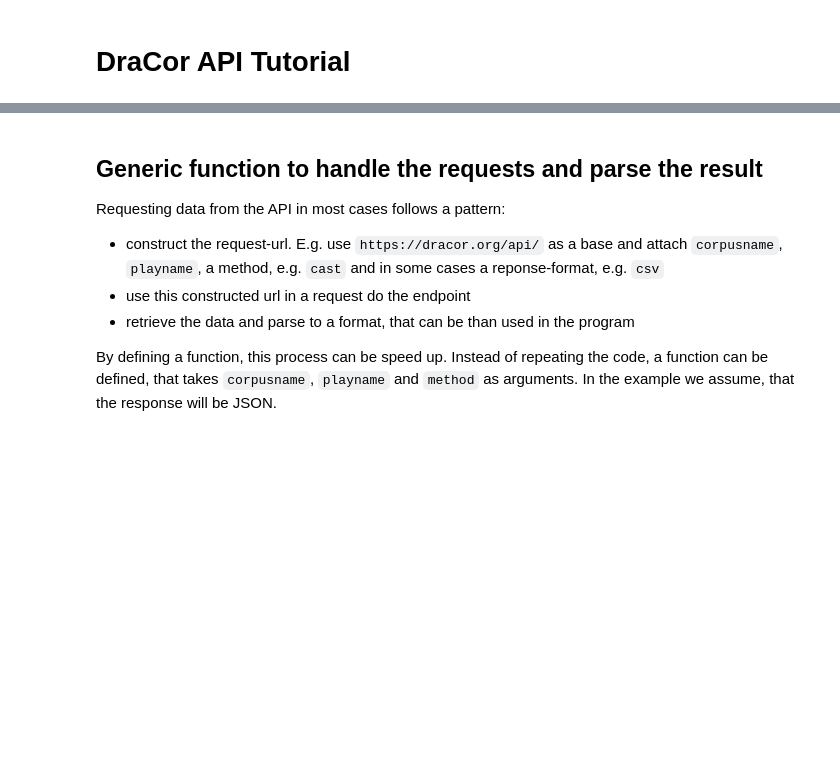
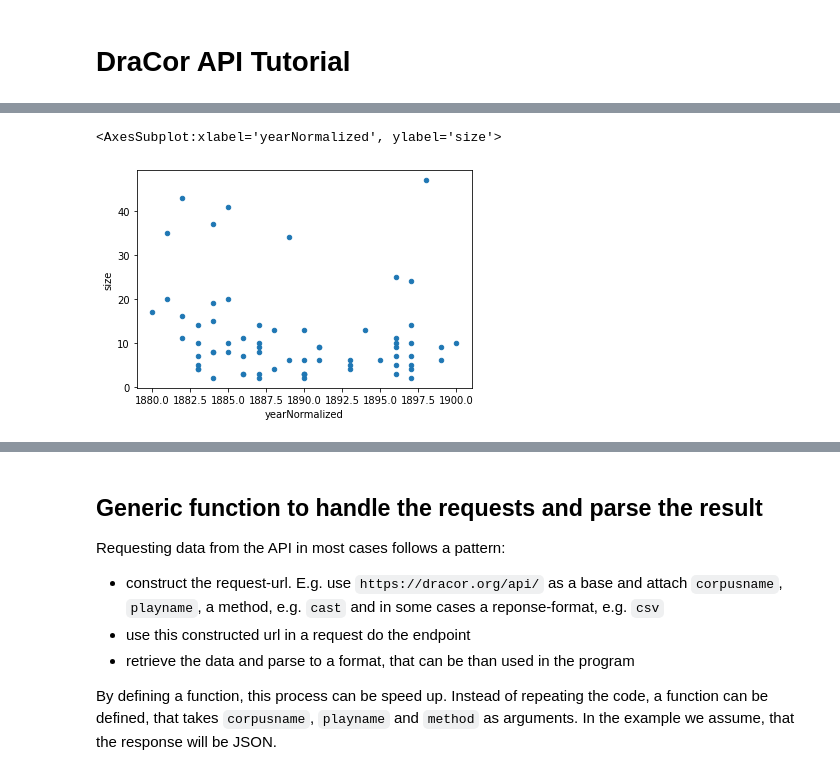
Before and after one commit to dracor-org/dracor-notebooks, a Jupyter notebook: api-tutorial/api-tutorial.ipynb, the cells around one changed output, grey strips where cells are left out. Cells and saved outputs as stored; diff of their text form; code cells hidden in the pictures; blank space fills up the shorter version.

```diff
--- a/api-tutorial/api-tutorial.ipynb
+++ b/api-tutorial/api-tutorial.ipynb
@@ -34,0 +24,3 @@ for corpus in corpora:
+# %%
+# save base URL in variable
+API_URL = "https://dracor.org/api/"
@@ -34,0 +162,10 @@ for corpus in corpora:
+# %%
+while True:
+    # get corpusname with user input
+    # save corpusname in variable
+    corpusname = str(input("Please choose a corpusname from the list above. Enter the abbreviation: "))
+    if corpusname not in corpus_abbreviations:
+        print("The abbreviation you selected is not in the list. Please enter the abbreviation again.")
+    else:
+        print("Success!")
+        break
@@ -34,0 +180,16 @@ for corpus in corpora:
+# %%
+# save corpora parameter (with slash) and metadata parameter in variables
+CORPORA_EXT = "corpora/"
+METADAT_EXT = "/metadata"
+
+# build URL
+corpus_metadata_path = API_URL + CORPORA_EXT + corpusname + METADAT_EXT
+print(f"URL for getting the metadata of a specific corpus: {corpus_metadata_path}\n")
+
+
+# perform request
+metadata_file = requests.get(corpus_metadata_path, headers={"accept": "text/csv"}, stream=True)
+metadata_file.raw.decode_content=True
+
+# read metadata to DataFrame
+metadata_df = pd.read_csv(metadata_file.raw, sep=",", encoding="utf-8")
@@ -34,0 +256,6 @@ for corpus in corpora:
+# %%
+# 1. Get number of characters of each play and plot the normalized year
+metadata_df.plot(x="yearNormalized", y="size", kind="scatter")
+# %% [output]
+<AxesSubplot:xlabel='yearNormalized', ylabel='size'>
+[figure, added]
```
Also changed, not shown: parts of 67 cells of this notebook.
